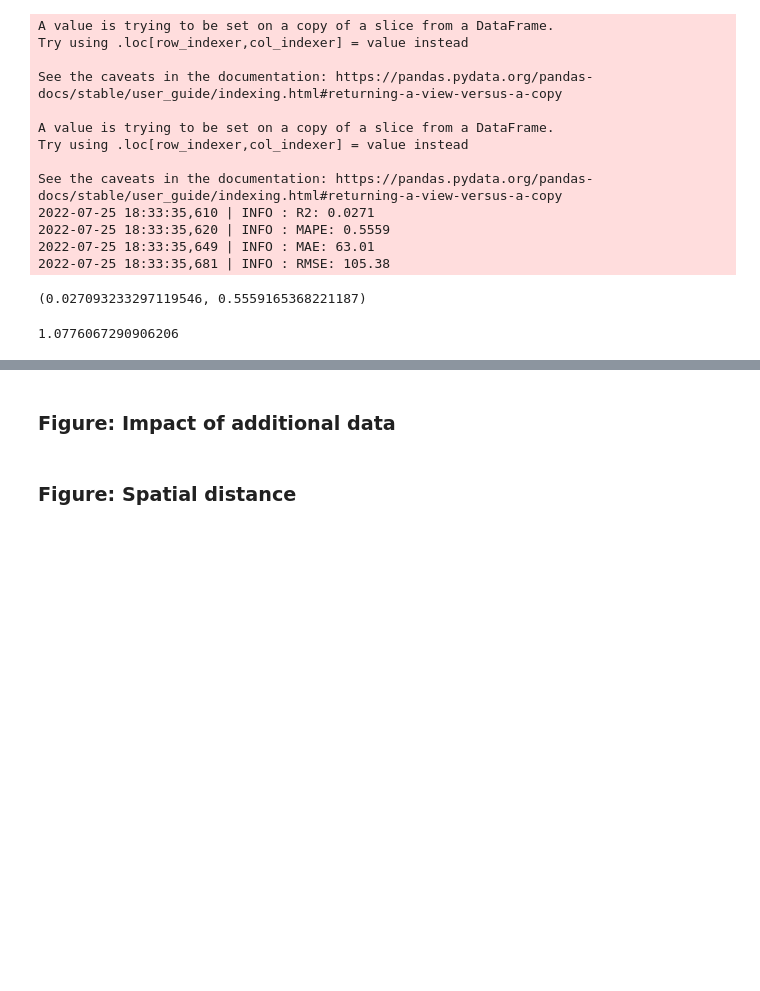
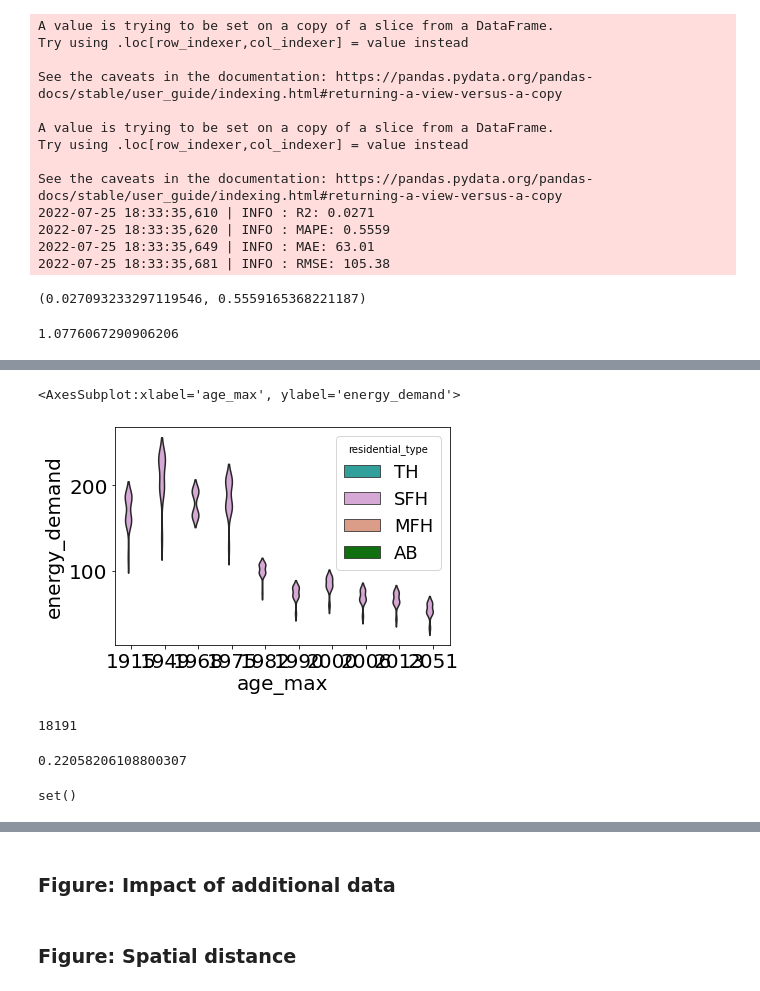
Before and after one commit to ai4up/ufo-prediction, a Jupyter notebook: notebooks/v0_1_prediction.ipynb, the cells around one changed output, grey strips where cells are left out. Saved outputs shown, nothing was run; the diff lists cells and outputs as text; code cells hidden in the pictures; blank space fills up the shorter version.

```diff
--- a/notebooks/v0_1_prediction.ipynb
+++ b/notebooks/v0_1_prediction.ipynb
@@ -1647,0 +1887,48 @@ See the caveats in the documentation: https://pandas.pydata.org/pandas-docs/stab
+# %%
+%matplotlib inline
+size = 'total floorspace [$km^2$]'
+# tabula_heating_demand_count = pd.merge(tabula_heating_demand, blds['energy_demand'].value_counts().rename('count'), left_on='energy_demand', right_index=True)
+tabula_heating_demand_count = pd.merge(tabula_heating_demand, blds.groupby('energy_demand_national')['floorspace'].sum().div(1e6).rename(size), left_on='energy_demand_national', right_index=True)
+tabula_heating_demand_count['saving_refurb'] = tabula_heating_demand_count['energy_demand_national'] - tabula_heating_demand_count['refurb_national']
+
+colors = ['lightseagreen', 'plum', 'darksalmon', 'green']
+tabula_heating_demand_count.rename(columns={'residential_type': 'residential type'}, inplace=True)
+# sns.set(font_scale=1.1, style="ticks")
+# ax = sns.relplot(x='age_max', y='energy_demand_national', data=tabula_heating_demand_count, hue='residential type', size=size, sizes=(50, 200), palette=colors, legend='brief')
+# ax.set(xlabel='Construction period (upper limit)', ylabel='Heating energy demand \n[$kWh/m^2a$]')
+# ax = sns.relplot(x='age_max', y='saving_refurb', data=tabula_heating_demand_count, hue='residential type', size=size, sizes=(50, 200), palette=colors, legend='brief')
+# ax.set(xlabel='Construction period (upper limit)', ylabel='Heating energy savings from refurbishment \n[$kWh/m^2a$]')
+
+# ax = sns.pointplot(x='age_max', y='energy_demand', data=tabula_by_zone_count, errorbar=('ci', 100), hue='residential_type', join=False, palette=colors[:2], errwidth=0.5, legend=False)
+
+
+# Plotting scatter with climate range bars: https://stackoverflow.com/questions/46598371/overlay-a-line-function-on-a-scatter-plot-seaborn
+# tabula_by_zone_count = pd.merge(tabula_by_zone, blds['energy_demand'].value_counts().rename('count'), left_on='energy_demand', right_index=True)
+# ax = sns.pointplot(x='age_max', y='energy_demand', data=tabula_by_zone_count, errorbar=('ci', 100), hue='residential_type', join=False, palette=colors[:2], scale=0.01, errwidth=0.5, legend=False)
+# ax = sns.scatterplot(x='age_max', y='energy_demand', data=tabula_by_zone_count, hue='residential_type', size='count', sizes=(50, 200), palette=colors[:2], legend='brief', ax=ax)
+
+# ax = sns.relplot(x='age_max', y='energy_demand_national', data=tabula_heating_demand_count, hue='residential type', size=size, sizes=(50, 200), palette=colors, legend='brief')
+# # ax.data = tabula_heating_demand_count  # Hack needed to work around bug on v0.11, fixed in v0.12.dev
+# order = tabula_heating_demand_count.groupby('age_max').mean().sort_values('energy_demand_national').index
+# ax.map(sns.pointplot, 'age_max', 'energy_demand_national', order=tabula_heating_demand_count['age_max'].unique())
+
+# g = sns.FacetGrid(tabula_by_zone_count, hue="residential_type", palette=colors)
+# g.map(sns.pointplot, 'age_max', 'energy_demand', errorbar=('ci', 100), errwidth=1, join=False, order=tabula_by_zone_count['age_max'].unique())
+# g.map(sns.scatterplot, 'age_max', 'energy_demand')
+# g.add_legend()
+
+sns.violinplot(x="age_max", y="energy_demand",
+            hue="residential_type", palette=colors,
+            data=blds,
+            scale='count',
+            inner=None,
+            bw=0.5,
+            showcaps=True)
+# %% [output]
+<AxesSubplot:xlabel='age_max', ylabel='energy_demand'>
+[figure, added]
+# %%
+blds['neighborhood'].nunique()
+# blds['country'].value_counts()
+# %% [output]
+18191
@@ -1647,0 +1938,13 @@ See the caveats in the documentation: https://pandas.pydata.org/pandas-docs/stab
+# %%
+# tabula_heating_demand[tabula_heating_demand['energy_demand'] >= 150]
+# tabula_heating_demand[(tabula_heating_demand['energy_demand'] - tabula_heating_demand['refurb']) >= 80]
+# print(len(blds[blds['energy_demand'] >= 150]) / len(blds))
+# print(blds[blds['energy_demand_random-cv'] >= 150]['floorspace'].sum() / 1000 / 1000)
+# print(blds[blds['energy_demand'] >= 150]['total_refurb_saving'].sum())
+# buildings_to_be_refurbed = blds[(blds['energy_demand_random-cv'] >= 150)]
+# print(blds.sample(n=len(buildings_to_be_refurbed))['total_refurb_saving'].sum())
+print((blds[blds['energy_demand'] >= 150]['total_refurb_saving'].sum() * 0.755 / blds['total_energy_demand'].sum()))
+# print(len(blds[blds['energy_demand_random-cv'] >= 150]))
+# print(len(blds[blds['energy_demand'] >= 150]))
+# %% [output]
+0.22058206108800307
@@ -1647,0 +1971,6 @@ See the caveats in the documentation: https://pandas.pydata.org/pandas-docs/stab
+# %%
+set(climate_zones['h1'] + climate_zones['h2'] + climate_zones['h3']).difference(set(gadm_france['NAME_2'].unique()))
+set(gadm_france['NAME_2'].unique()).difference(set(climate_zones['h1'] + climate_zones['h2'] + climate_zones['h3']))
+# assert len(climate_zones['h1'] + climate_zones['h2'] + climate_zones['h3']) == gadm_france['NAME_2'].nunique()
+# %% [output]
+set()
```
Also changed, not shown: parts of 48 cells of this notebook, 32 other files.
